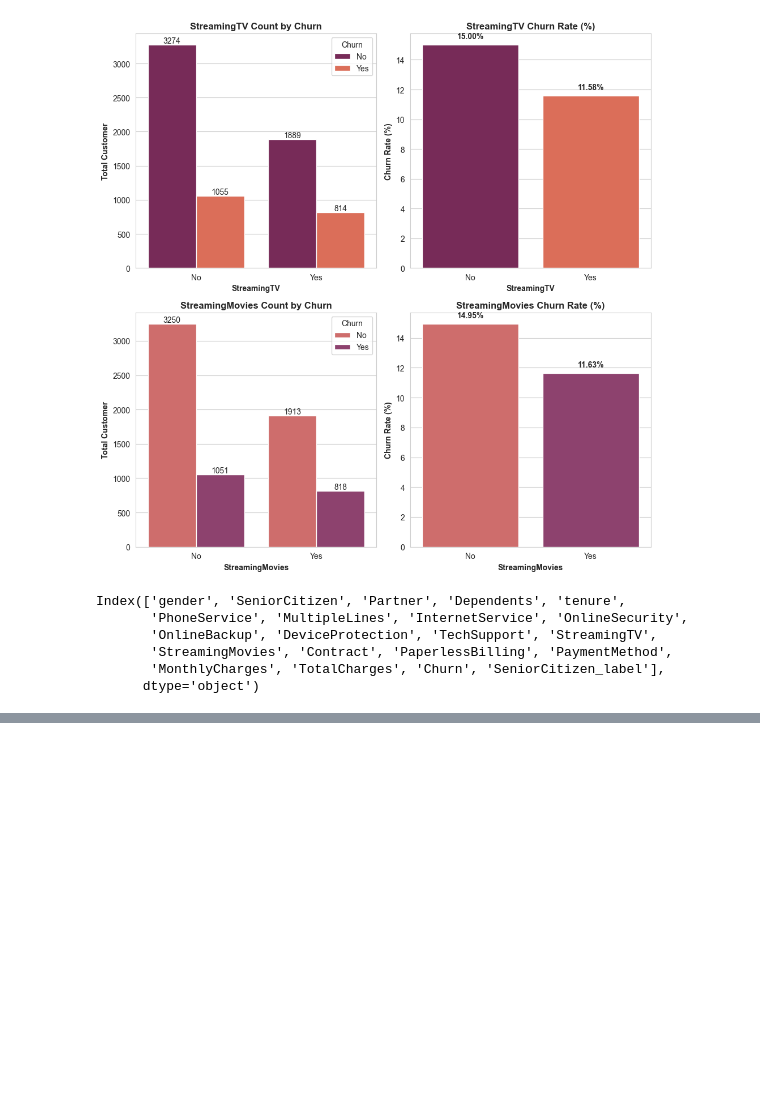
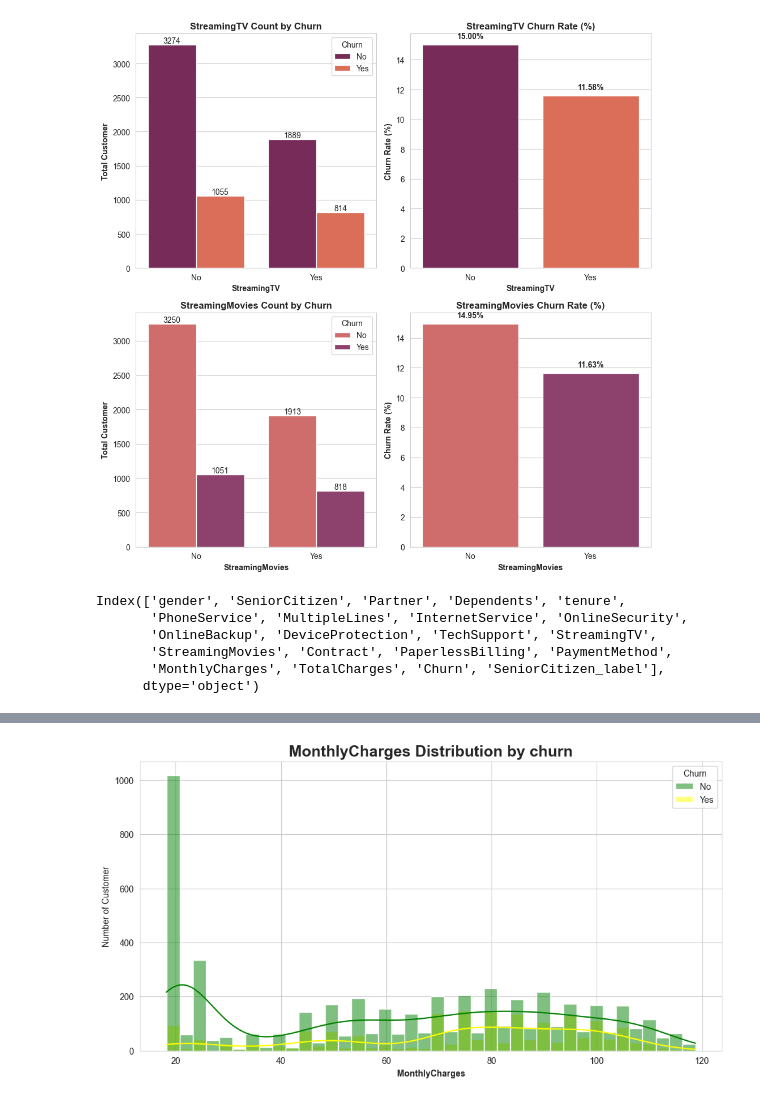
Before and after one commit to Md-Maruf-1727/customer-churn-prediction-ml, a Jupyter notebook: NoteBooks/03_eda_visualization.ipynb, the cells around one changed output, grey strips where cells are left out. Cells and saved outputs as stored; diff of their text form; code cells hidden in the pictures; blank space fills up the shorter version.

```diff
--- a/NoteBooks/03_eda_visualization.ipynb
+++ b/NoteBooks/03_eda_visualization.ipynb
@@ -202,0 +218,4 @@ plt.show()
+# %%
+hist_plot(df, dist_col='MonthlyCharges', palette=['green', 'yellow'])
+# %% [output]
+[figure, added]
```
Also changed, not shown: parts of 6 cells of this notebook.
